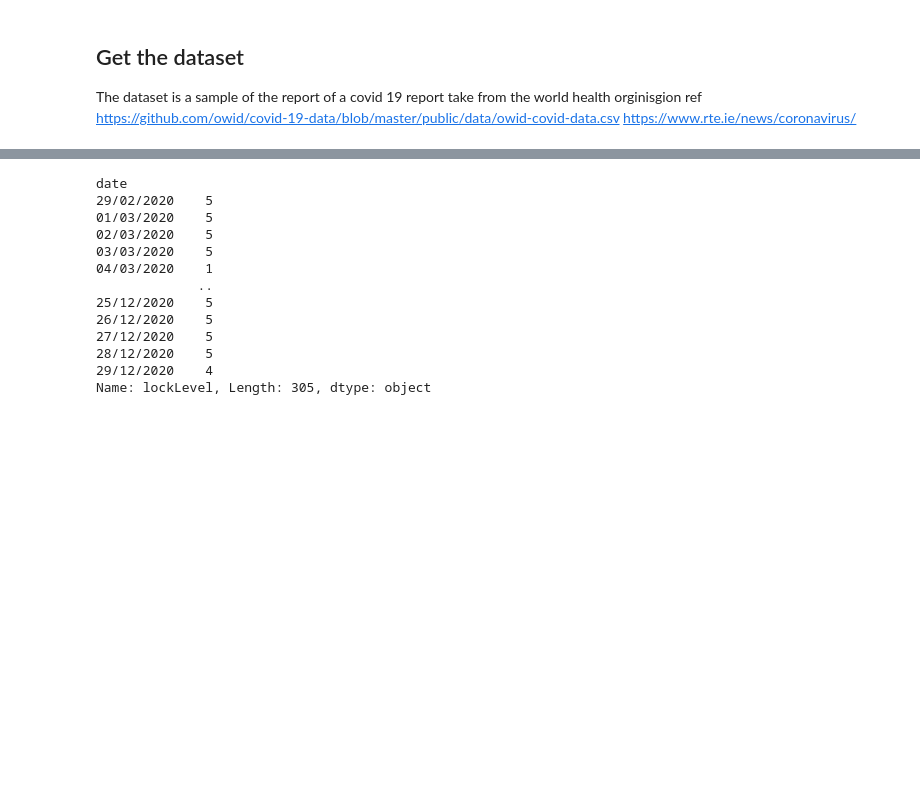
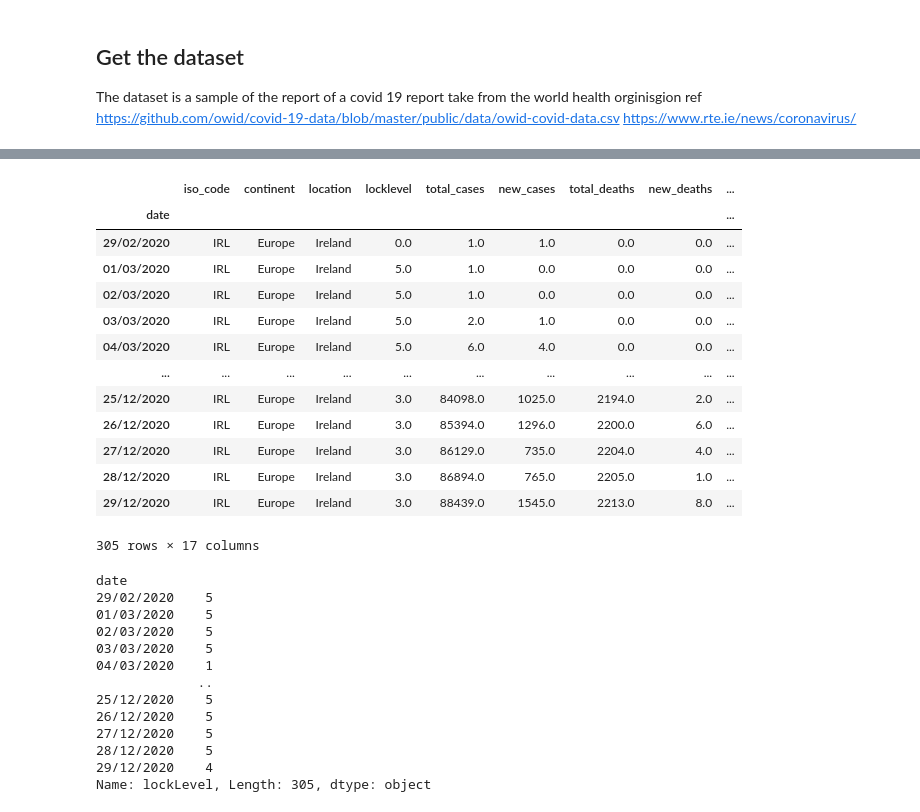
Before and after one commit to G00387859/programming-for-data-analysis-assignment, a Jupyter notebook: Project2020.ipynb, the cells around one changed output, grey strips where cells are left out. Cells and saved outputs as stored; diff of their text form; code cells hidden in the pictures; blank space fills up the shorter version.

```diff
--- a/Project2020.ipynb
+++ b/Project2020.ipynb
@@ -50,0 +204,26 @@ ddf=whoE[['iso_code','continent','location','locklevel','total_cases','new_cases
+# %%
+from scipy.stats import cauchy
+#rv = cauchy()
+s= np.random.standard_cauchy(size=305);
+#s = np.linspace(0,np.minimum(rv.dist.b,305))
+#s =  cauchy.rvs(scale = 2, size=305)
+#quantile = np.arange(0,1,350)
+#max_cases = ddf['new_cases'].iloc[-1]
+#max_cases
+#s = s[(s>0) & (s<max_cases)]  # truncate distribution so it plots well
+#print(len(s))
+#ddf['genNew_cases'] = np.round(s, 2)
+#ddf['genNew_cases'] = s
+#plt.hist(s, bins=100)
+#plt.show()
+for i in range(len(s)):
+    if s[i] < 0:
+        s[i] = s[i]*-1
+        #s[i] = s[i] *1
+
+
+s = np.round(s)
+print(len(s))
+
+ddf["dmNewDeaths"] =s
+#s
@@ -51,2 +237,19 @@ ddf=whoE[['iso_code','continent','location','locklevel','total_cases','new_cases
+# %%
+ddf
+# %% [output]
+|  | iso_code | continent | location | locklevel | total_cases | new_cases | total_deaths | new_deaths | ... |
+| date |  |  |  |  |  |  |  |  | ... |
+| 29/02/2020 | IRL | Europe | Ireland | 0.0 | 1.0 | 1.0 | 0.0 | 0.0 | ... |
+| 01/03/2020 | IRL | Europe | Ireland | 5.0 | 1.0 | 0.0 | 0.0 | 0.0 | ... |
+| 02/03/2020 | IRL | Europe | Ireland | 5.0 | 1.0 | 0.0 | 0.0 | 0.0 | ... |
+| 03/03/2020 | IRL | Europe | Ireland | 5.0 | 2.0 | 1.0 | 0.0 | 0.0 | ... |
+| 04/03/2020 | IRL | Europe | Ireland | 5.0 | 6.0 | 4.0 | 0.0 | 0.0 | ... |
+| ... | ... | ... | ... | ... | ... | ... | ... | ... | ... |
+| 25/12/2020 | IRL | Europe | Ireland | 3.0 | 84098.0 | 1025.0 | 2194.0 | 2.0 | ... |
+| 26/12/2020 | IRL | Europe | Ireland | 3.0 | 85394.0 | 1296.0 | 2200.0 | 6.0 | ... |
+| 27/12/2020 | IRL | Europe | Ireland | 3.0 | 86129.0 | 735.0 | 2204.0 | 4.0 | ... |
+| 28/12/2020 | IRL | Europe | Ireland | 3.0 | 86894.0 | 765.0 | 2205.0 | 1.0 | ... |
+| 29/12/2020 | IRL | Europe | Ireland | 3.0 | 88439.0 | 1545.0 | 2213.0 | 8.0 | ... |
+305 rows × 17 columns
 # %%
 warnings.filterwarnings('ignore')
```
Also changed, not shown: parts of 20 cells of this notebook.
